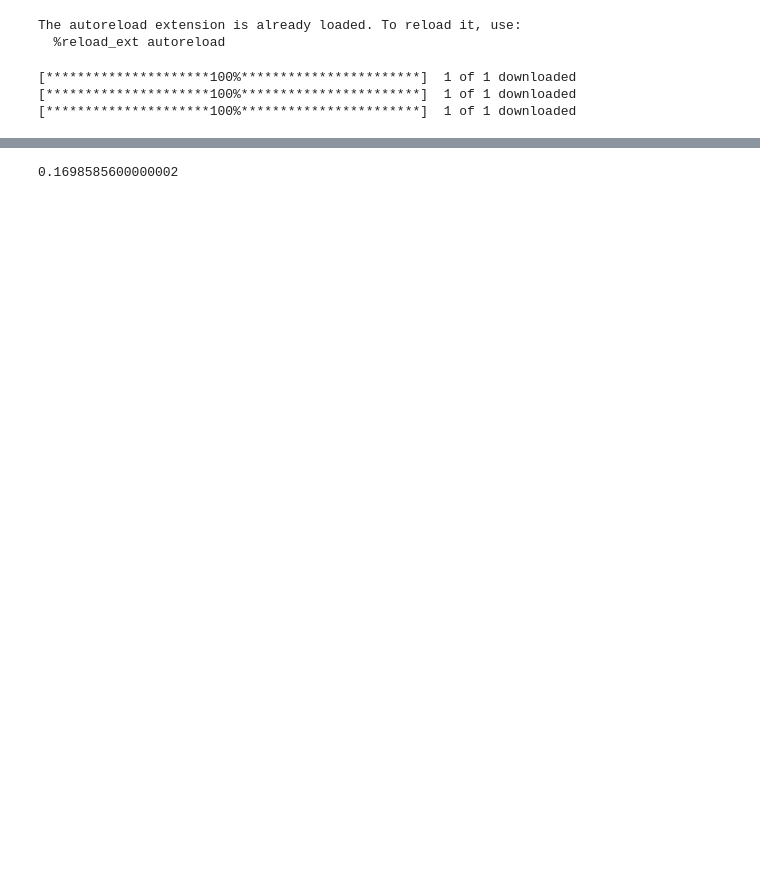
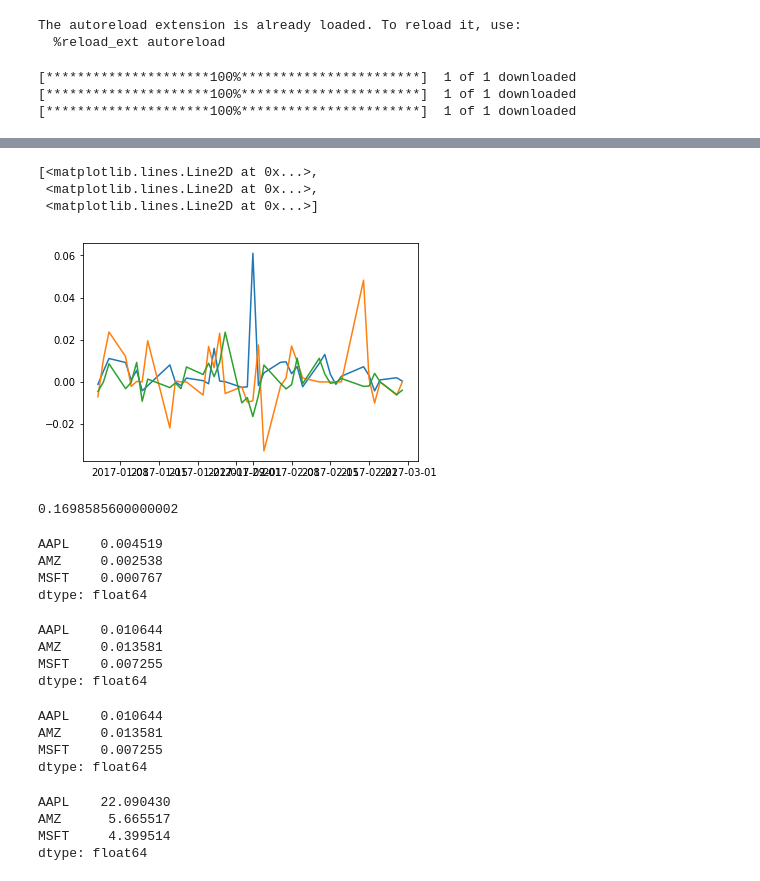
Before and after one commit to Ram12a/Finance, a Jupyter notebook: VisualP1.1.ipynb, the cells around one changed output, grey strips where cells are left out. Saved outputs shown, nothing was run; the diff lists cells and outputs as text; code cells hidden in the pictures; blank space fills up the shorter version.

```diff
--- a/VisualP1.1.ipynb
+++ b/VisualP1.1.ipynb
@@ -16,4 +18,4 @@ Base = Datos.GetDataFromYahooSeveral('2017-01-01','2017-03-01','1d','Adj Close',
 [*********************100%***********************]  1 of 1 downloaded
 [*********************100%***********************]  1 of 1 downloaded
 # %%
-RetOp.ComputeSeveralReturns(Base)
+BaseRet = RetOp.ComputeSeveralReturns(Base)
@@ -44,4 +43,39 @@ plt.plot(RetOp.ComputeOnereturn(AAPL,'Adj Close'))
+# %%
+plt.plot(BaseRet)
+# %% [output]
+[<matplotlib.lines.Line2D at 0x...>,
+ <matplotlib.lines.Line2D at 0x...>,
+ <matplotlib.lines.Line2D at 0x...>]
+[figure, added]
 # %%
 RetOp.AnnualizingReturn(0.04,4)
 # %% [output]
 0.1698585600000002
+# %%
+RetOp.MeanReturn(BaseRet)
+# %% [output]
+AAPL    0.004519
+AMZ     0.002538
+MSFT    0.000767
+dtype: float64
+# %%
+RetOp.VolReturn(BaseRet)
+# %% [output]
+AAPL    0.010644
+AMZ     0.013581
+MSFT    0.007255
+dtype: float64
+# %%
+RetOp.VolReturn(BaseRet)
+# %% [output]
+AAPL    0.010644
+AMZ     0.013581
+MSFT    0.007255
+dtype: float64
+# %%
+RetOp.kurtosis(BaseRet)
+# %% [output]
+AAPL    22.090430
+AMZ      5.665517
+MSFT     4.399514
+dtype: float64
```
Also changed, not shown: parts of 21 cells of this notebook, 5 other files.
